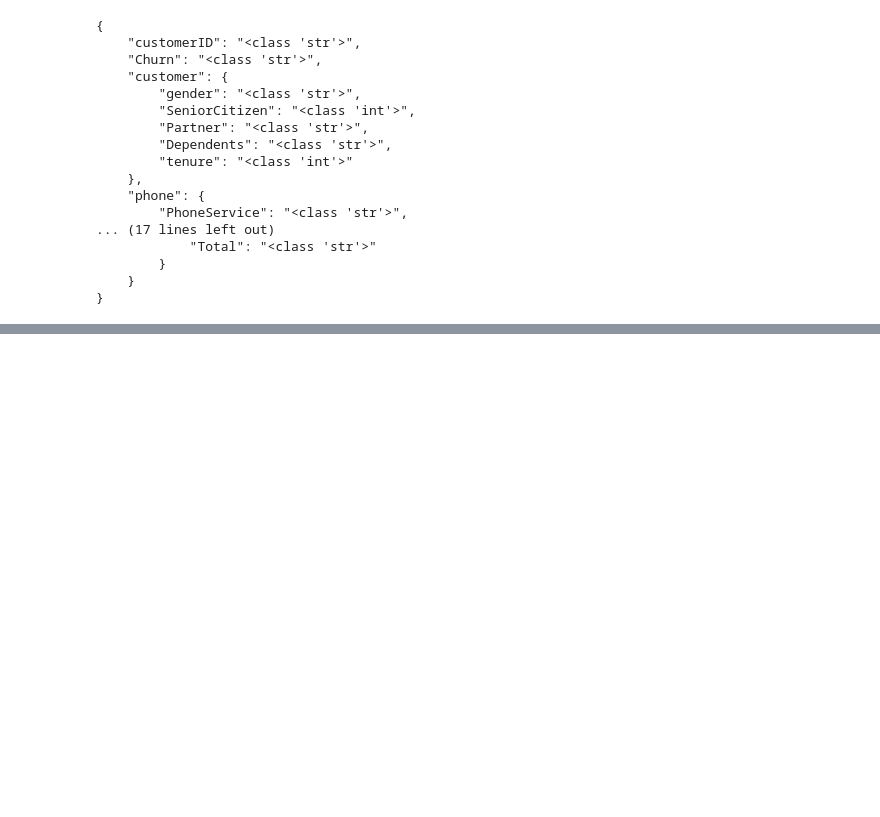
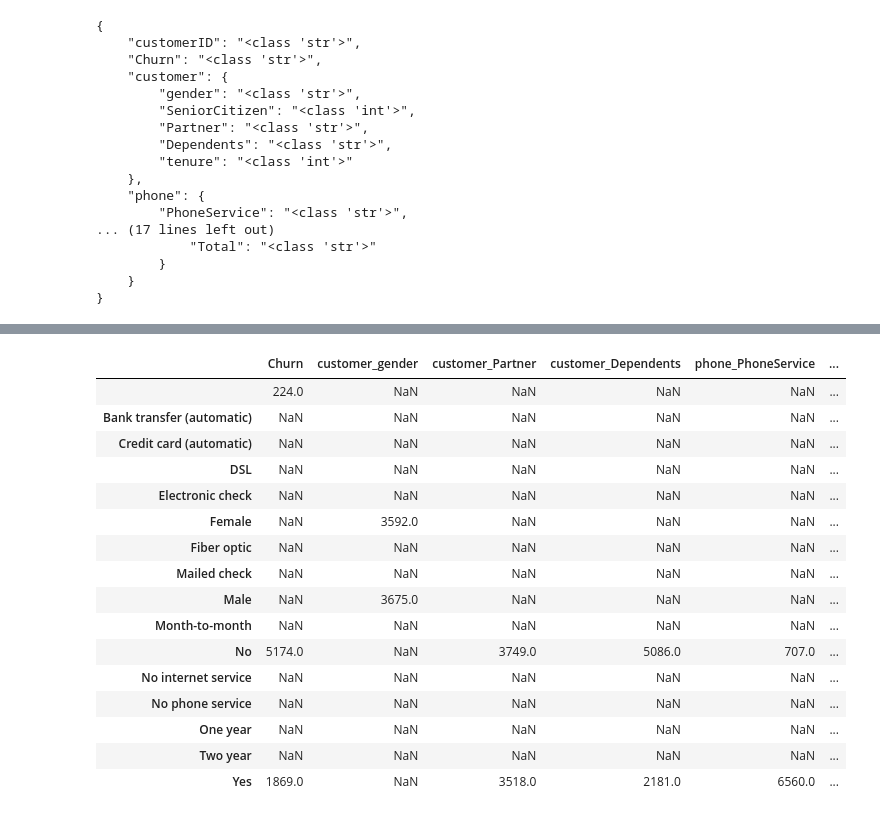
Before and after one commit to vinszrt/alura-voz, a Jupyter notebook: 01. Limpeza dos dados/01. Limpeza dos dados.ipynb, the cells around one changed output, grey strips where cells are left out. Cells and saved outputs as stored; diff of their text form; code cells hidden in the pictures; blank space fills up the shorter version.

Commit message:
Importado dados normalizados para DataFrame pandas, removido registros com Churn Nulo, tratamento de valores ausentes de valor total pago

```diff
--- a/01. Limpeza dos dados/01. Limpeza dos dados.ipynb
+++ b/01. Limpeza dos dados/01. Limpeza dos dados.ipynb
@@ -43,0 +53,5 @@ Primeiramente, foi possível observar que há dicionários aninhados *(por isso
+# %%
+import pandas as pd
+
+# Já importa a base de dados normalizando-a
+dados = pd.json_normalize(data=dados, max_level=3, sep='_')
@@ -43,0 +108,3 @@ Primeiramente, foi possível observar que há dicionários aninhados *(por isso
+# %%
+pd.set_option('display.max_columns', 21)
+dados.head()
@@ -43,0 +148,22 @@ Primeiramente, foi possível observar que há dicionários aninhados *(por isso
+# %%
+# dados.iloc[:,1:-2].select_dtypes(object) para selecionar apenas as colunas categóricas
+# aplicando .value_counts() para cada coluna e armazenando num DataFrame para facilitar a visualização
+pd.DataFrame({c: dados[c].value_counts() for c in dados.iloc[:,1:-2].select_dtypes(object)})
+# %% [output]
+|  | Churn | customer_gender | customer_Partner | customer_Dependents | phone_PhoneService | ... |
+|  | 224.0 | NaN | NaN | NaN | NaN | ... |
+| Bank transfer (automatic) | NaN | NaN | NaN | NaN | NaN | ... |
+| Credit card (automatic) | NaN | NaN | NaN | NaN | NaN | ... |
+| DSL | NaN | NaN | NaN | NaN | NaN | ... |
+| Electronic check | NaN | NaN | NaN | NaN | NaN | ... |
+| Female | NaN | 3592.0 | NaN | NaN | NaN | ... |
+| Fiber optic | NaN | NaN | NaN | NaN | NaN | ... |
+| Mailed check | NaN | NaN | NaN | NaN | NaN | ... |
+| Male | NaN | 3675.0 | NaN | NaN | NaN | ... |
+| Month-to-month | NaN | NaN | NaN | NaN | NaN | ... |
+| No | 5174.0 | NaN | 3749.0 | 5086.0 | 707.0 | ... |
+| No internet service | NaN | NaN | NaN | NaN | NaN | ... |
+| No phone service | NaN | NaN | NaN | NaN | NaN | ... |
+| One year | NaN | NaN | NaN | NaN | NaN | ... |
+| Two year | NaN | NaN | NaN | NaN | NaN | ... |
+| Yes | 1869.0 | NaN | 3518.0 | 2181.0 | 6560.0 | ... |
```
Also changed, not shown: parts of 30 cells of this notebook.
